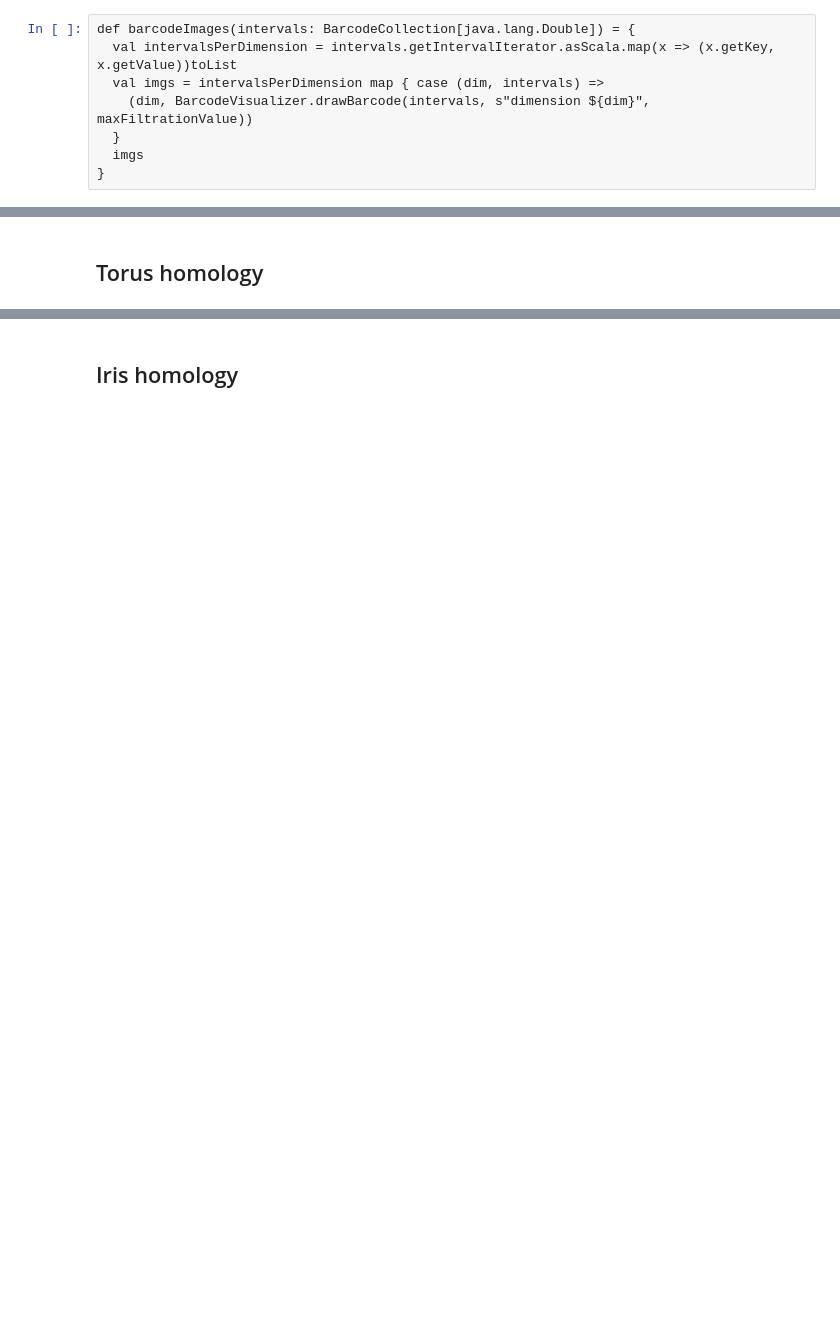
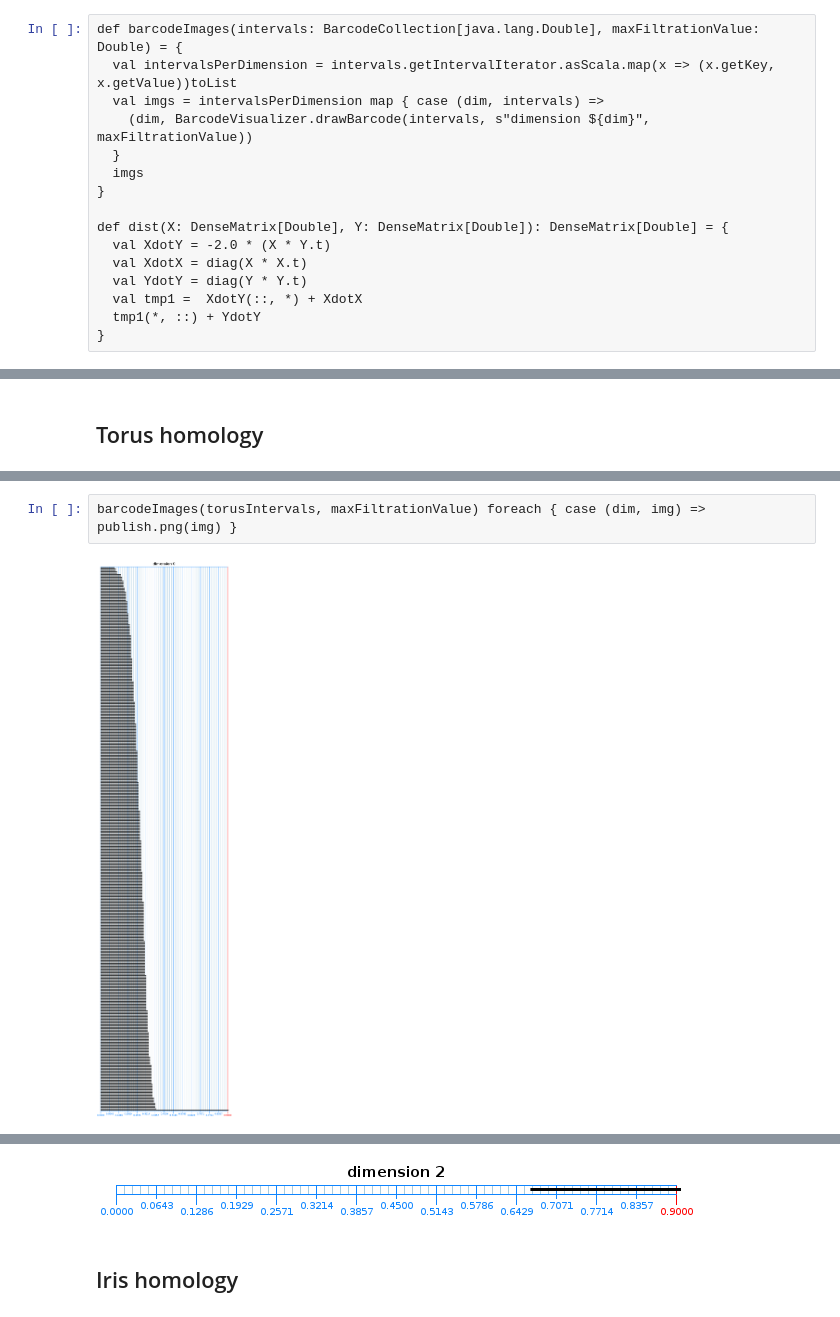
Before and after one commit to lambdaofgod/tda-project, a Jupyter notebook: notebooks/javaplex.ipynb, the cells around one changed output, grey strips where cells are left out. Cells and saved outputs as stored; diff of their text form; blank space fills up the shorter version.

```diff
--- a/notebooks/javaplex.ipynb
+++ b/notebooks/javaplex.ipynb
@@ -54,12 +56,20 @@ import breeze.numerics._
 
 import breeze.util.JavaArrayOps
 # %%
-def barcodeImages(intervals: BarcodeCollection[java.lang.Double]) = {
+def barcodeImages(intervals: BarcodeCollection[java.lang.Double], maxFiltrationValue: Double) = {
   val intervalsPerDimension = intervals.getIntervalIterator.asScala.map(x => (x.getKey, x.getValue))toList
   val imgs = intervalsPerDimension map { case (dim, intervals) =>
     (dim, BarcodeVisualizer.drawBarcode(intervals, s"dimension ${dim}", maxFiltrationValue))
   }
   imgs
 }
+
+def dist(X: DenseMatrix[Double], Y: DenseMatrix[Double]): DenseMatrix[Double] = {
+  val XdotY = -2.0 * (X * Y.t)
+  val XdotX = diag(X * X.t)
+  val YdotY = diag(Y * Y.t)
+  val tmp1 =  XdotY(::, *) + XdotX
+  tmp1(*, ::) + YdotY
+}
 # %% [output]
 defined function barcodeImages
@@ -208,0 +255,4 @@ Error:
+# %%
+barcodeImages(torusIntervals, maxFiltrationValue) foreach { case (dim, img) => publish.png(img) }
+# %% [output]
+[figure, added]
@@ -209,3 +260,4 @@ Error:
+[figure, added]
 # %% [markdown]
 ## Iris homology
 # %%
```
Also changed, not shown: parts of 21 cells of this notebook, 1 other file.
